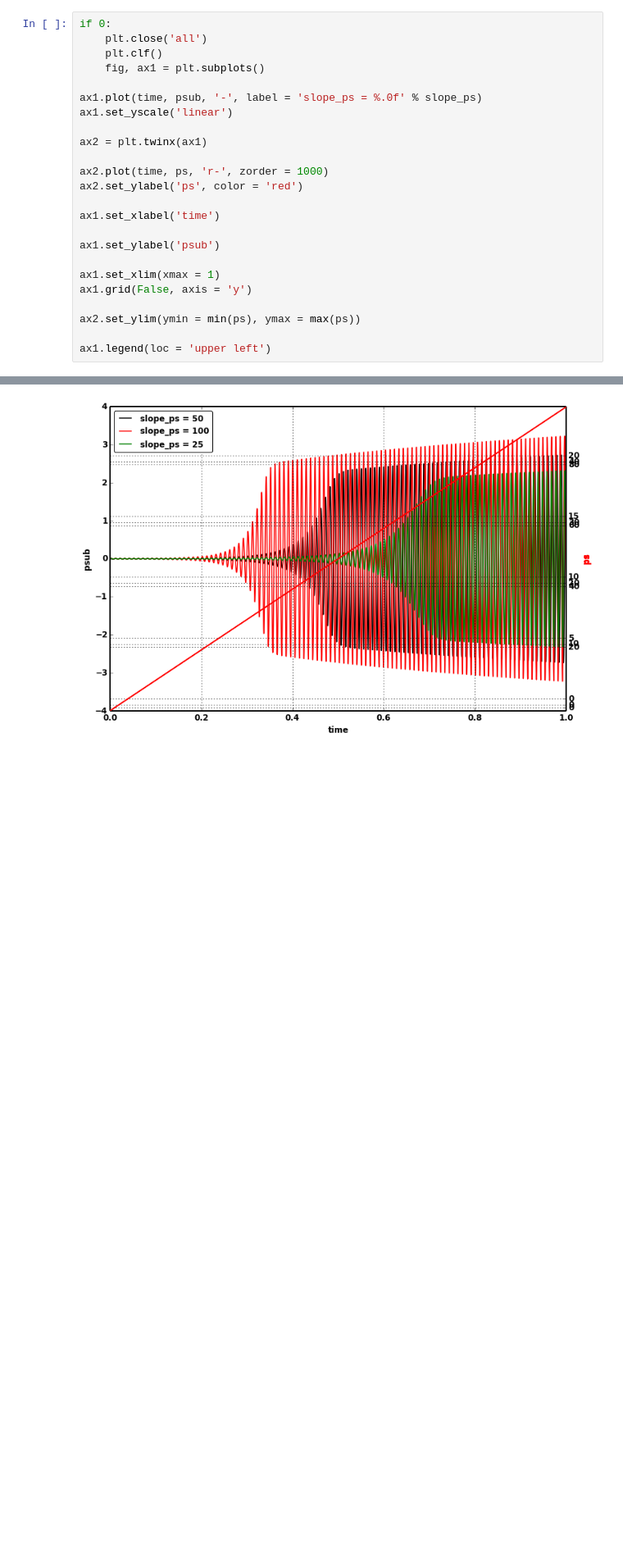
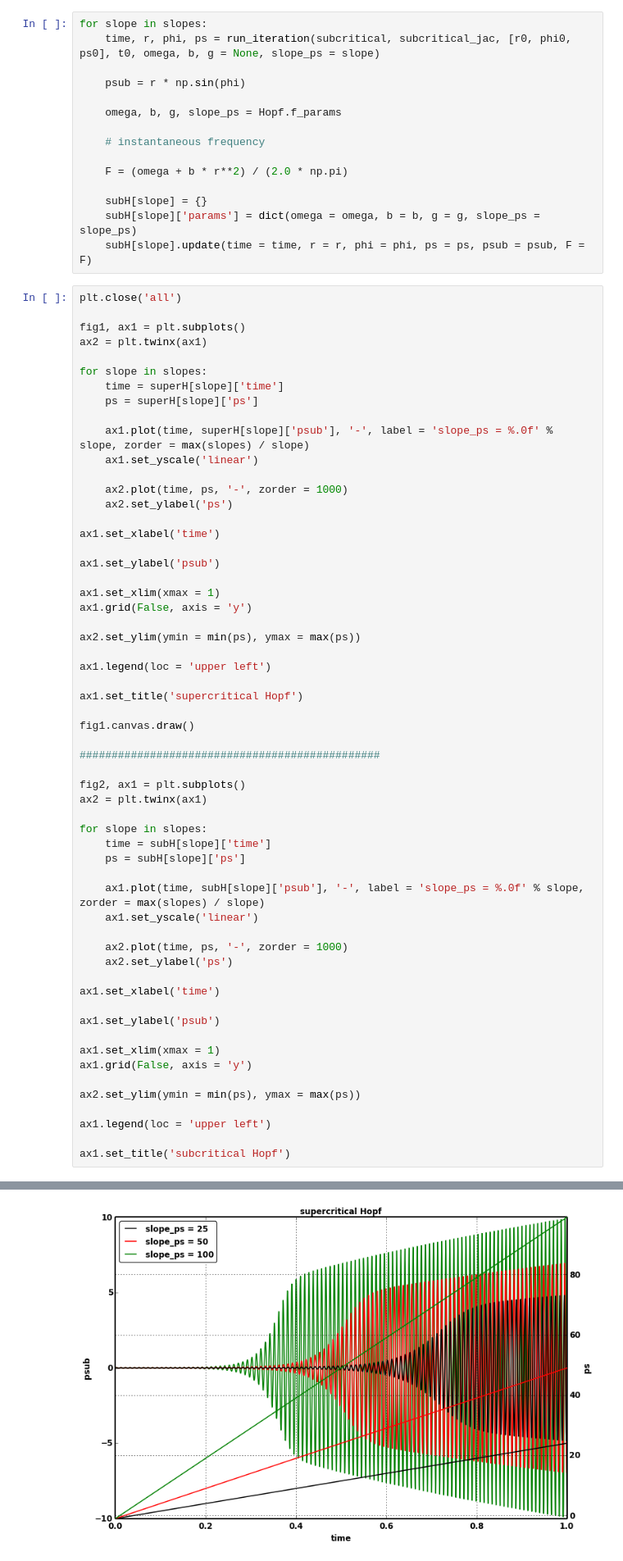
Before and after one commit to JuergenNeubauer/dogphonation, a Jupyter notebook: Hopf bifurcation.ipynb, the cells around one changed output, grey strips where cells are left out. Shown at 82% size. Drawn from its saved outputs; the diff is of its cells as text; blank space fills up the shorter version.

```diff
--- a/Hopf bifurcation.ipynb
+++ b/Hopf bifurcation.ipynb
@@ -369,16 +481,33 @@ ax1.set_ylim(ymin = 0.005, ymax = 10)
+# %%
+for slope in slopes:
+    time, r, phi, ps = run_iteration(subcritical, subcritical_jac, [r0, phi0, ps0], t0, omega, b, g = None, slope_ps = slope)
+
+    psub = r * np.sin(phi)
+
+    omega, b, g, slope_ps = Hopf.f_params
+
+    # instantaneous frequency
+
+    F = (omega + b * r**2) / (2.0 * np.pi)
+
+    subH[slope] = {}
+    subH[slope]['params'] = dict(omega = omega, b = b, g = g, slope_ps = slope_ps)
+    subH[slope].update(time = time, r = r, phi = phi, ps = ps, psub = psub, F = F)
 # %%
-if 0:
-    plt.close('all')
-    plt.clf()
-    fig, ax1 = plt.subplots()
+plt.close('all')
 
-ax1.plot(time, psub, '-', label = 'slope_ps = %.0f' % slope_ps)
-ax1.set_yscale('linear')
-
+fig1, ax1 = plt.subplots()
 ax2 = plt.twinx(ax1)
 
-ax2.plot(time, ps, 'r-', zorder = 1000)
-ax2.set_ylabel('ps', color = 'red')
+for slope in slopes:
+    time = superH[slope]['time']
+    ps = superH[slope]['ps']
+
+    ax1.plot(time, superH[slope]['psub'], '-', label = 'slope_ps = %.0f' % slope, zorder = max(slopes) / slope)
+    ax1.set_yscale('linear')
+
+    ax2.plot(time, ps, '-', zorder = 1000)
+    ax2.set_ylabel('ps')
 
 ax1.set_xlabel('time')
 
@@ -390,4 +519,36 @@ ax1.grid(False, axis = 'y')
 ax2.set_ylim(ymin = min(ps), ymax = max(ps))
 
 ax1.legend(loc = 'upper left')
+
+ax1.set_title('supercritical Hopf')
+
+fig1.canvas.draw()
+
+###############################################
+
+fig2, ax1 = plt.subplots()
+ax2 = plt.twinx(ax1)
+
+for slope in slopes:
+    time = subH[slope]['time']
+    ps = subH[slope]['ps']
+
+    ax1.plot(time, subH[slope]['psub'], '-', label = 'slope_ps = %.0f' % slope, zorder = max(slopes) / slope)
+    ax1.set_yscale('linear')
+
+    ax2.plot(time, ps, '-', zorder = 1000)
+    ax2.set_ylabel('ps')
+
+ax1.set_xlabel('time')
+
+ax1.set_ylabel('psub')
+
+ax1.set_xlim(xmax = 1)
+ax1.grid(False, axis = 'y')
+
+ax2.set_ylim(ymin = min(ps), ymax = max(ps))
+
+ax1.legend(loc = 'upper left')
+
+ax1.set_title('subcritical Hopf')
 # %% [output]
@@ -395 +556 @@ ax1.legend(loc = 'upper left')
-[figure, old version]
+[figure, new version]
```
Also changed, not shown: parts of 25 cells of this notebook, 1 other file.
